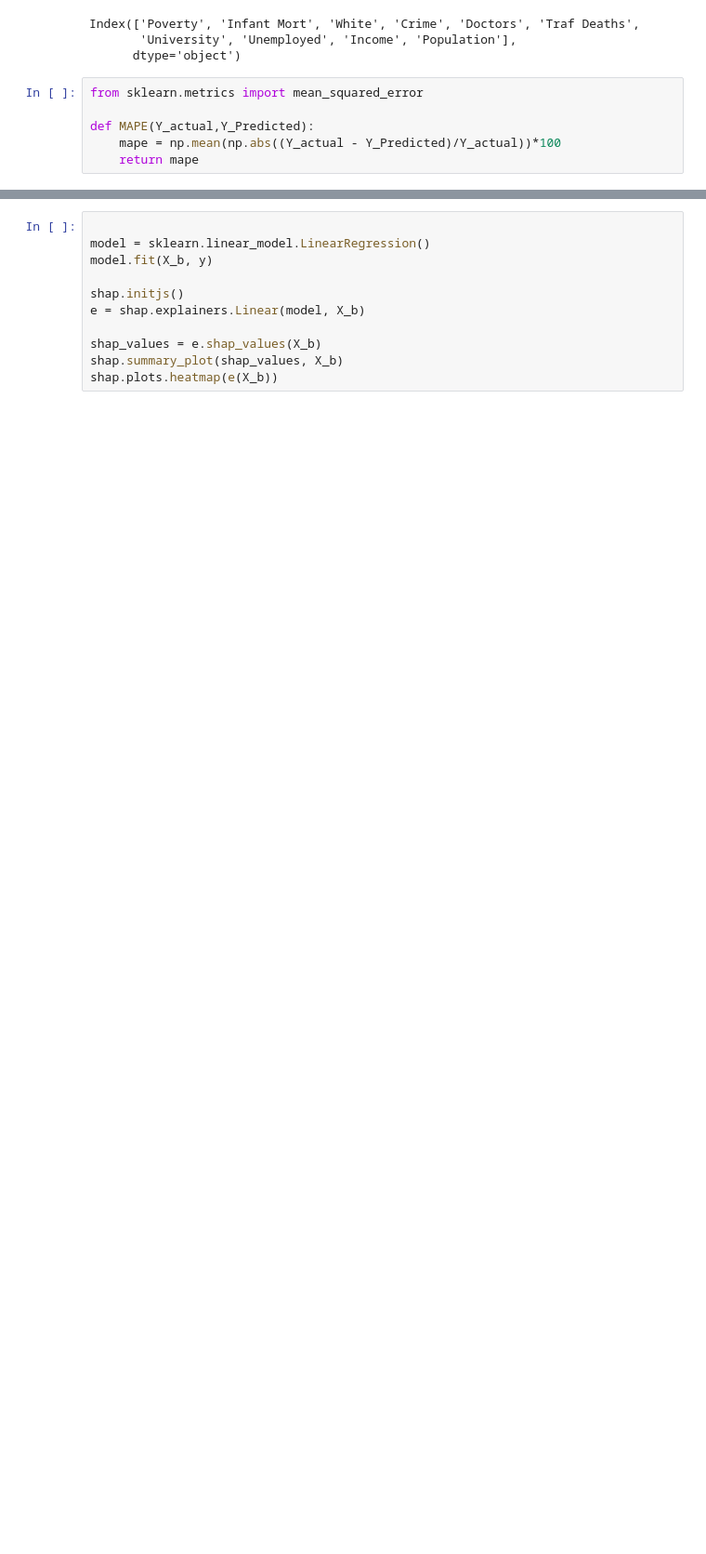
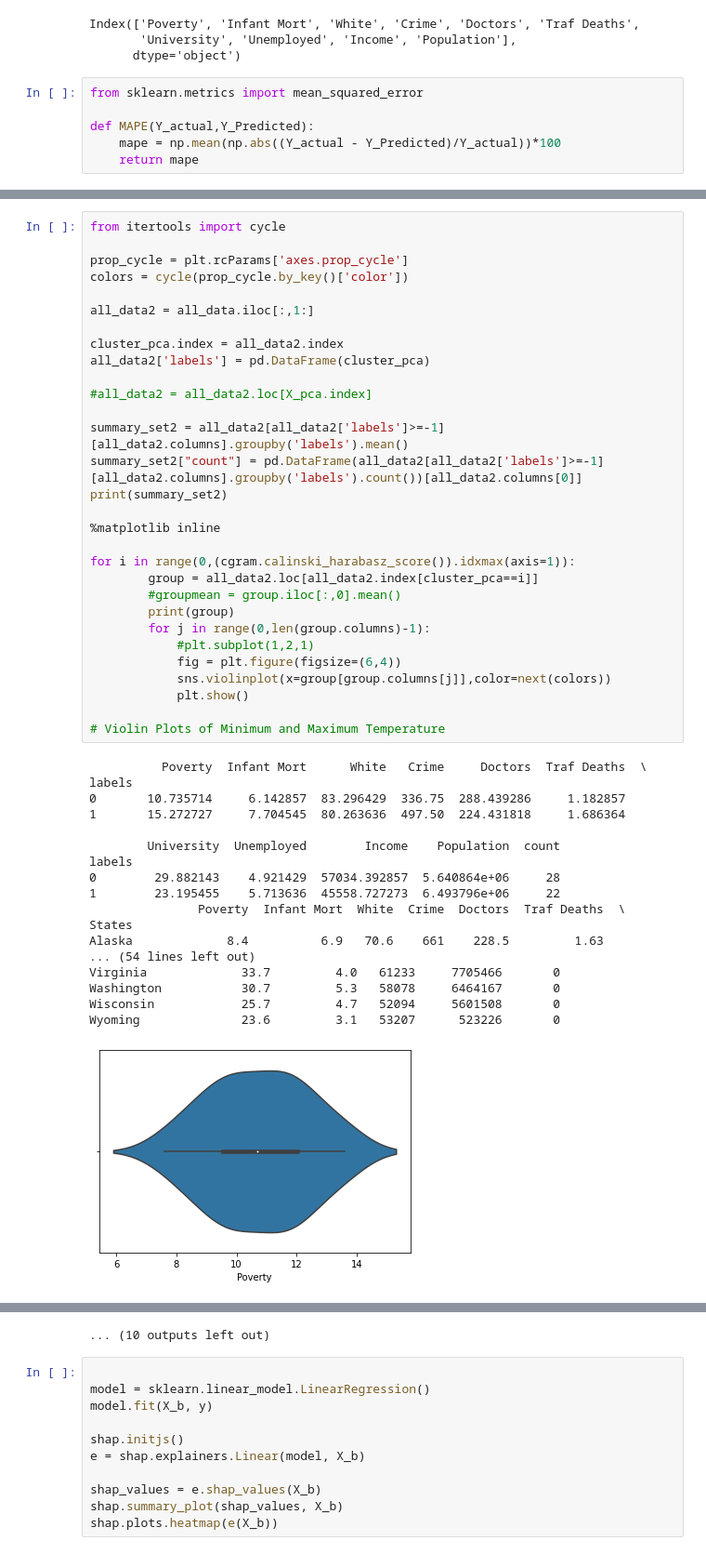
Before and after one commit to webclinic017/Python-Stock-1, a Jupyter notebook: DBScan-ElasticNet.ipynb, the cells around one changed output, grey strips where cells are left out. Shown at 93% size. Drawn from its saved outputs; the diff is of its cells as text; blank space fills up the shorter version.

```diff
--- a/DBScan-ElasticNet.ipynb
+++ b/DBScan-ElasticNet.ipynb
@@ -171,0 +286,49 @@ array([[<AxesSubplot:title={'center':'Crime'}>,
+# %%
+from itertools import cycle
+
+prop_cycle = plt.rcParams['axes.prop_cycle']
+colors = cycle(prop_cycle.by_key()['color'])
+
+all_data2 = all_data.iloc[:,1:]
+
+cluster_pca.index = all_data2.index
+all_data2['labels'] = pd.DataFrame(cluster_pca)
+
+#all_data2 = all_data2.loc[X_pca.index]
+
+summary_set2 = all_data2[all_data2['labels']>=-1][all_data2.columns].groupby('labels').mean()
+summary_set2["count"] = pd.DataFrame(all_data2[all_data2['labels']>=-1][all_data2.columns].groupby('labels').count())[all_data2.columns[0]]
+print(summary_set2)
+
+%matplotlib inline
+
+for i in range(0,(cgram.calinski_harabasz_score()).idxmax(axis=1)):
+        group = all_data2.loc[all_data2.index[cluster_pca==i]]
+        #groupmean = group.iloc[:,0].mean()
+        print(group)
+        for j in range(0,len(group.columns)-1):
+            #plt.subplot(1,2,1)
+            fig = plt.figure(figsize=(6,4))
+            sns.violinplot(x=group[group.columns[j]],color=next(colors))
+            plt.show()
+
+# Violin Plots of Minimum and Maximum Temperature
+# %% [output]
+          Poverty  Infant Mort      White   Crime     Doctors  Traf Deaths  \
+labels
+0       10.735714     6.142857  83.296429  336.75  288.439286     1.182857
+1       15.272727     7.704545  80.263636  497.50  224.431818     1.686364
+
+        University  Unemployed        Income    Population  count
+labels
+0        29.882143    4.921429  57034.392857  5.640864e+06     28
+1        23.195455    5.713636  45558.727273  6.493796e+06     22
+               Poverty  Infant Mort  White  Crime  Doctors  Traf Deaths  \
+States
+Alaska             8.4          6.9   70.6    661    228.5         1.63
+... (54 lines left out)
+Virginia             33.7         4.0   61233     7705466       0
+Washington           30.7         5.3   58078     6464167       0
+Wisconsin            25.7         4.7   52094     5601508       0
+Wyoming              23.6         3.1   53207      523226       0
+[figure, added]
@@ -172,3 +361,4 @@ array([[<AxesSubplot:title={'center':'Crime'}>,
+... (10 outputs left out)
 # %%
 
 model = sklearn.linear_model.LinearRegression()
```
Also changed, not shown: parts of 29 cells of this notebook.
